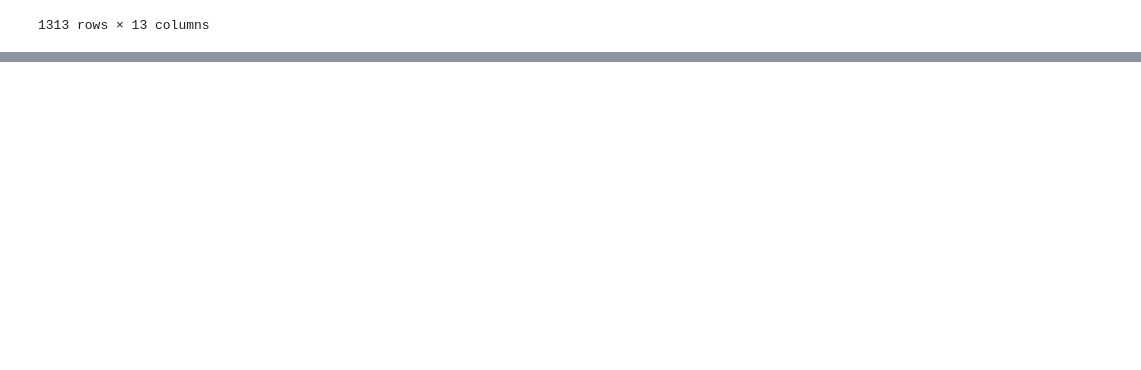
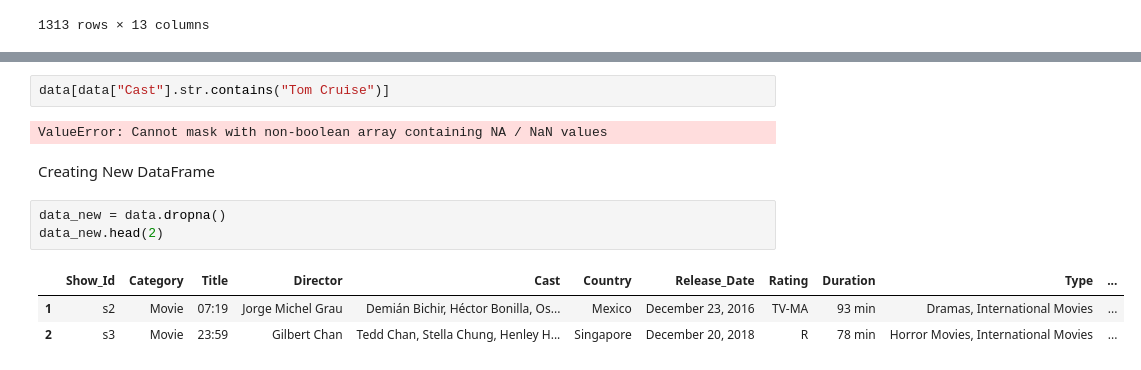
Before and after one commit to GilangPradnyana/UDEMY_PYTHON, a Jupyter notebook: PROJECT/NETFLIX PROJECT/netflix.ipynb, the cells around one changed output, grey strips where cells are left out. Drawn from its saved outputs; the diff is of its cells as text; blank space fills up the shorter version.

```diff
--- a/PROJECT/NETFLIX PROJECT/netflix.ipynb
+++ b/PROJECT/NETFLIX PROJECT/netflix.ipynb
@@ -235,0 +338,13 @@ data[(data["Category"] == "Movie") & (data["Year"] == 2020)]
+# %%
+data[data["Cast"].str.contains("Tom Cruise")]
+# %% [output]
+ValueError: Cannot mask with non-boolean array containing NA / NaN values
+# %% [markdown]
+Creating New DataFrame
+# %%
+data_new = data.dropna()
+data_new.head(2)
+# %% [output]
+|  | Show_Id | Category | Title | Director | Cast | Country | Release_Date | Rating | Duration | Type | ... |
+| 1 | s2 | Movie | 07:19 | Jorge Michel Grau | Demián Bichir, Héctor Bonilla, Os... | Mexico | December 23, 2016 | TV-MA | 93 min | Dramas, International Movies | ... |
+| 2 | s3 | Movie | 23:59 | Gilbert Chan | Tedd Chan, Stella Chung, Henley H... | Singapore | December 20, 2018 | R | 78 min | Horror Movies, International Movies | ... |
```
Also changed, not shown: parts of 32 cells of this notebook.
